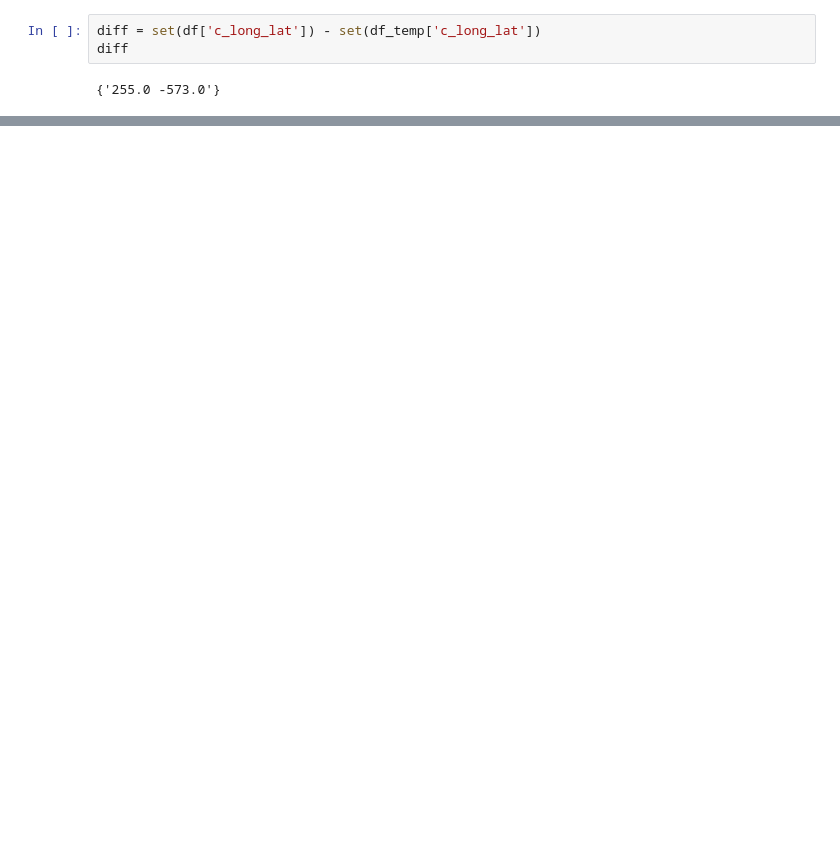
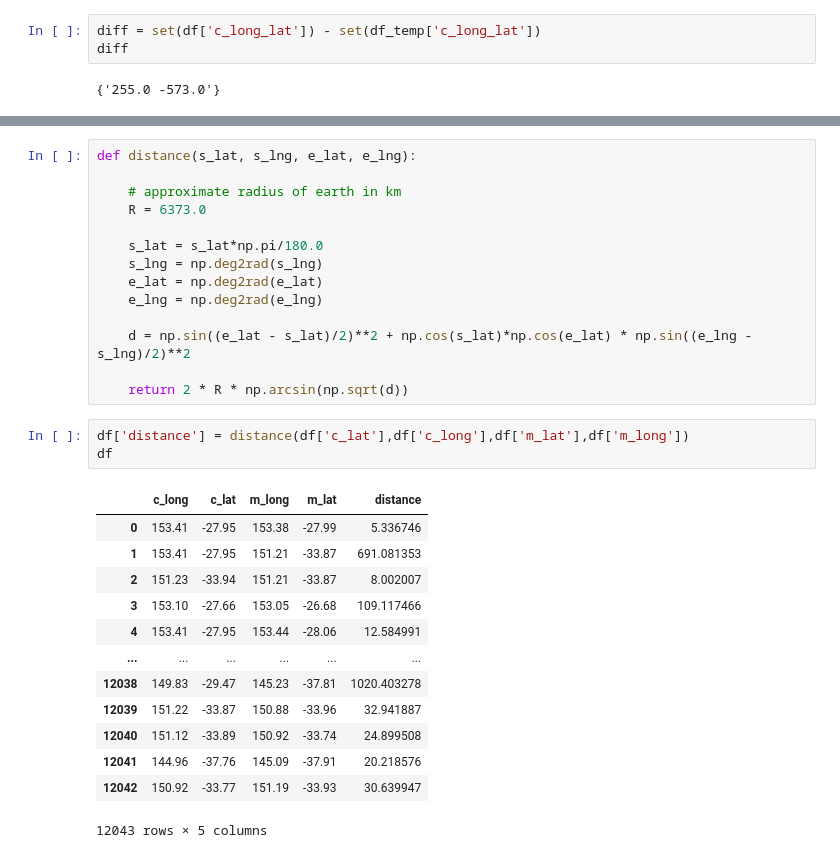
Before and after one commit to jiyoungparkme/machine_learning, a Jupyter notebook: anz_virtual_internship/anz_task_1.ipynb, the cells around one changed output, grey strips where cells are left out. Cells and saved outputs as stored; diff of their text form; blank space fills up the shorter version.

```diff
--- a/anz_virtual_internship/anz_task_1.ipynb
+++ b/anz_virtual_internship/anz_task_1.ipynb
@@ -616,0 +635,31 @@ diff
+# %%
+def distance(s_lat, s_lng, e_lat, e_lng):
+
+    # approximate radius of earth in km
+    R = 6373.0
+
+    s_lat = s_lat*np.pi/180.0
+    s_lng = np.deg2rad(s_lng)
+    e_lat = np.deg2rad(e_lat)
+    e_lng = np.deg2rad(e_lng)
+
+    d = np.sin((e_lat - s_lat)/2)**2 + np.cos(s_lat)*np.cos(e_lat) * np.sin((e_lng - s_lng)/2)**2
+
+    return 2 * R * np.arcsin(np.sqrt(d))
+# %%
+df['distance'] = distance(df['c_lat'],df['c_long'],df['m_lat'],df['m_long'])
+df
+# %% [output]
+|  | c_long | c_lat | m_long | m_lat | distance |
+| 0 | 153.41 | -27.95 | 153.38 | -27.99 | 5.336746 |
+| 1 | 153.41 | -27.95 | 151.21 | -33.87 | 691.081353 |
+| 2 | 151.23 | -33.94 | 151.21 | -33.87 | 8.002007 |
+| 3 | 153.10 | -27.66 | 153.05 | -26.68 | 109.117466 |
+| 4 | 153.41 | -27.95 | 153.44 | -28.06 | 12.584991 |
+| ... | ... | ... | ... | ... | ... |
+| 12038 | 149.83 | -29.47 | 145.23 | -37.81 | 1020.403278 |
+| 12039 | 151.22 | -33.87 | 150.88 | -33.96 | 32.941887 |
+| 12040 | 151.12 | -33.89 | 150.92 | -33.74 | 24.899508 |
+| 12041 | 144.96 | -37.76 | 145.09 | -37.91 | 20.218576 |
+| 12042 | 150.92 | -33.77 | 151.19 | -33.93 | 30.639947 |
+12043 rows × 5 columns
```
Also changed, not shown: parts of 4 cells of this notebook.
